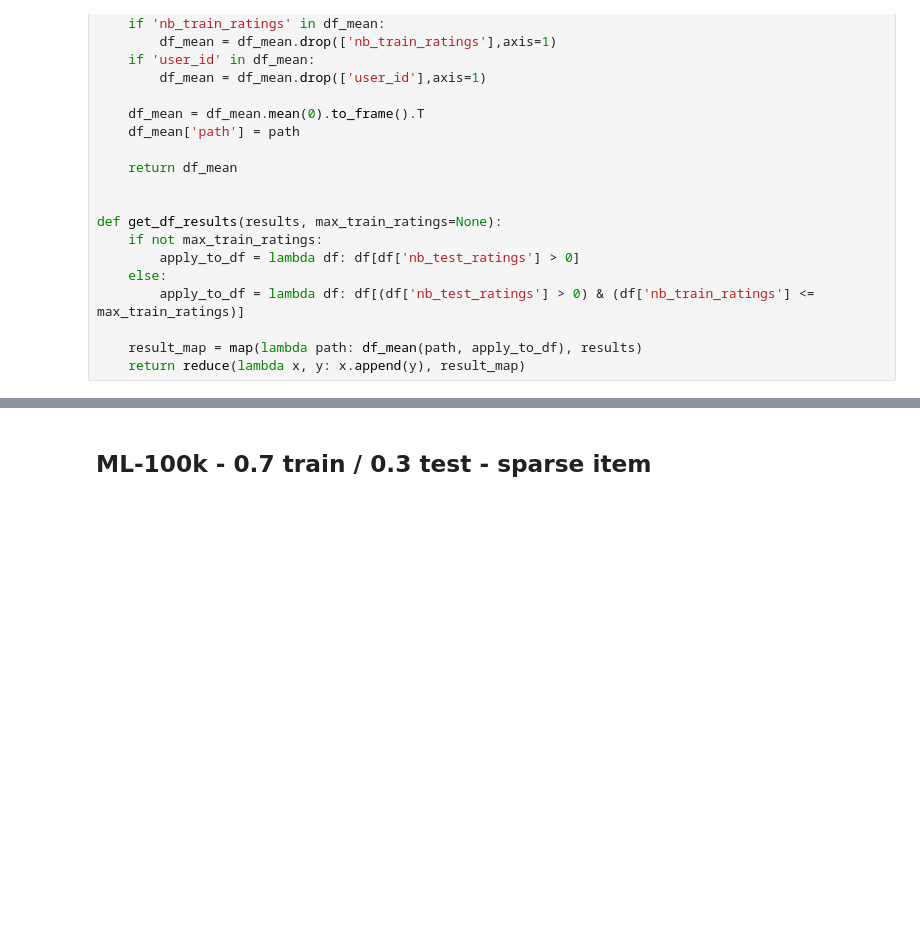
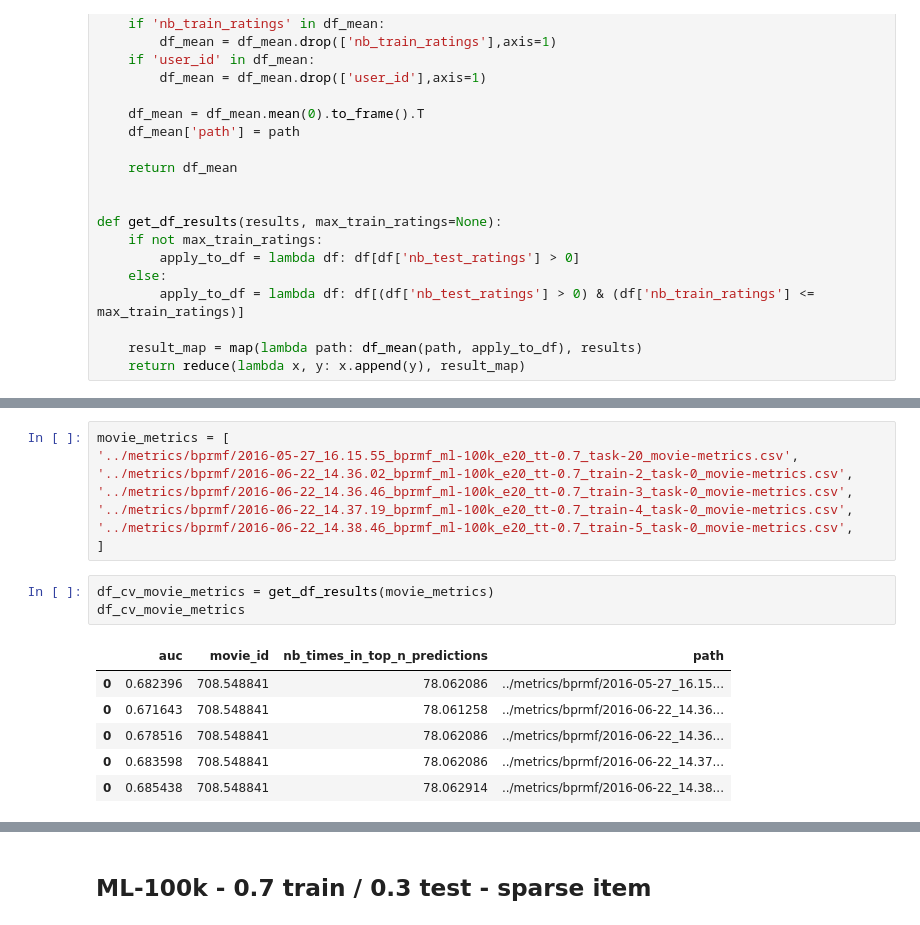
Before and after one commit to marcuniq/bsc-thesis, a Jupyter notebook: code/ipynb/gridsearch_bprmf_results.ipynb, the cells around one changed output, grey strips where cells are left out. Cells and saved outputs as stored; diff of their text form; blank space fills up the shorter version.

```diff
--- a/code/ipynb/gridsearch_bprmf_results.ipynb
+++ b/code/ipynb/gridsearch_bprmf_results.ipynb
@@ -36,0 +90,18 @@ def get_df_results(results, max_train_ratings=None):
+# %%
+movie_metrics = [
+'../metrics/bprmf/2016-05-27_16.15.55_bprmf_ml-100k_e20_tt-0.7_task-20_movie-metrics.csv',
+'../metrics/bprmf/2016-06-22_14.36.02_bprmf_ml-100k_e20_tt-0.7_train-2_task-0_movie-metrics.csv',
+'../metrics/bprmf/2016-06-22_14.36.46_bprmf_ml-100k_e20_tt-0.7_train-3_task-0_movie-metrics.csv',
+'../metrics/bprmf/2016-06-22_14.37.19_bprmf_ml-100k_e20_tt-0.7_train-4_task-0_movie-metrics.csv',
+'../metrics/bprmf/2016-06-22_14.38.46_bprmf_ml-100k_e20_tt-0.7_train-5_task-0_movie-metrics.csv',
+]
+# %%
+df_cv_movie_metrics = get_df_results(movie_metrics)
+df_cv_movie_metrics
+# %% [output]
+|  | auc | movie_id | nb_times_in_top_n_predictions | path |
+| 0 | 0.682396 | 708.548841 | 78.062086 | ../metrics/bprmf/2016-05-27_16.15... |
+| 0 | 0.671643 | 708.548841 | 78.061258 | ../metrics/bprmf/2016-06-22_14.36... |
+| 0 | 0.678516 | 708.548841 | 78.062086 | ../metrics/bprmf/2016-06-22_14.36... |
+| 0 | 0.683598 | 708.548841 | 78.062086 | ../metrics/bprmf/2016-06-22_14.37... |
+| 0 | 0.685438 | 708.548841 | 78.062914 | ../metrics/bprmf/2016-06-22_14.38... |
```
Also changed, not shown: parts of 15 cells of this notebook, 8 other files.
